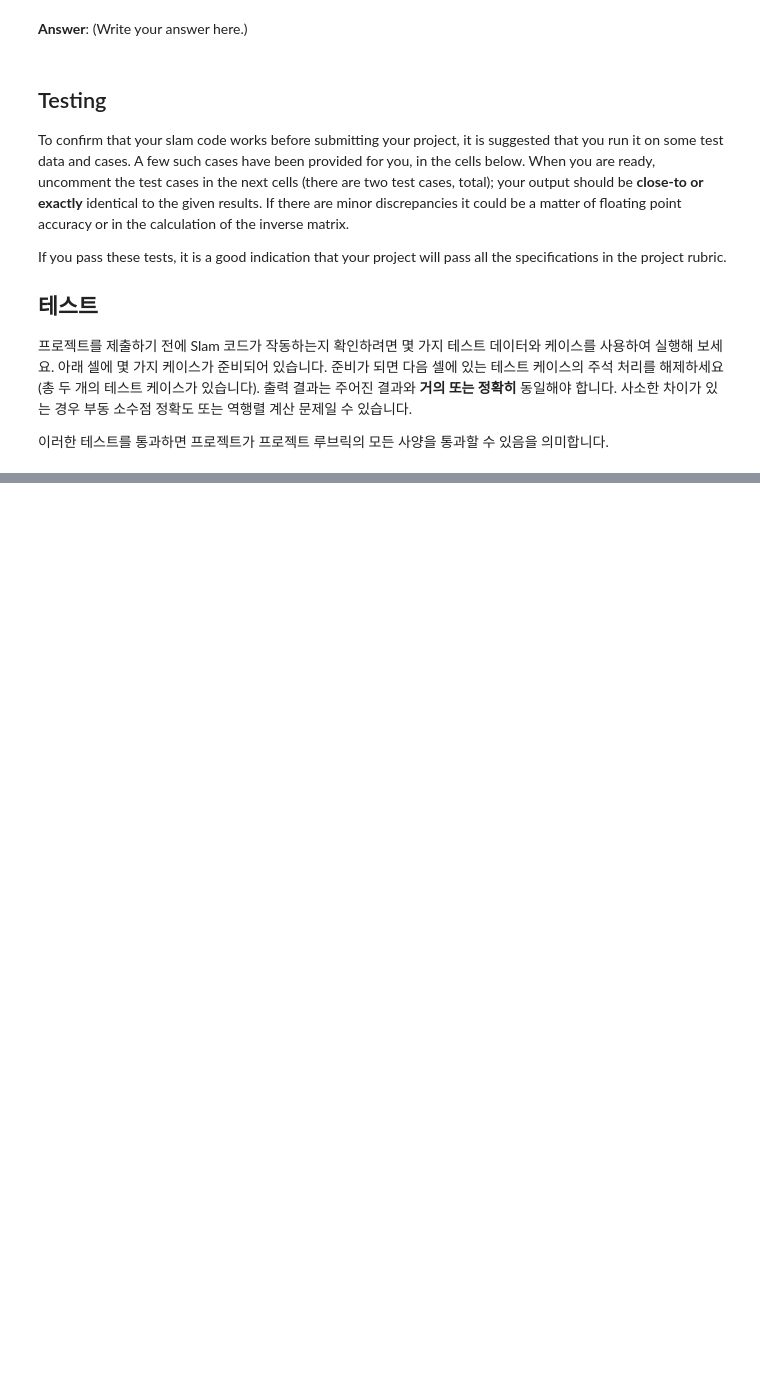
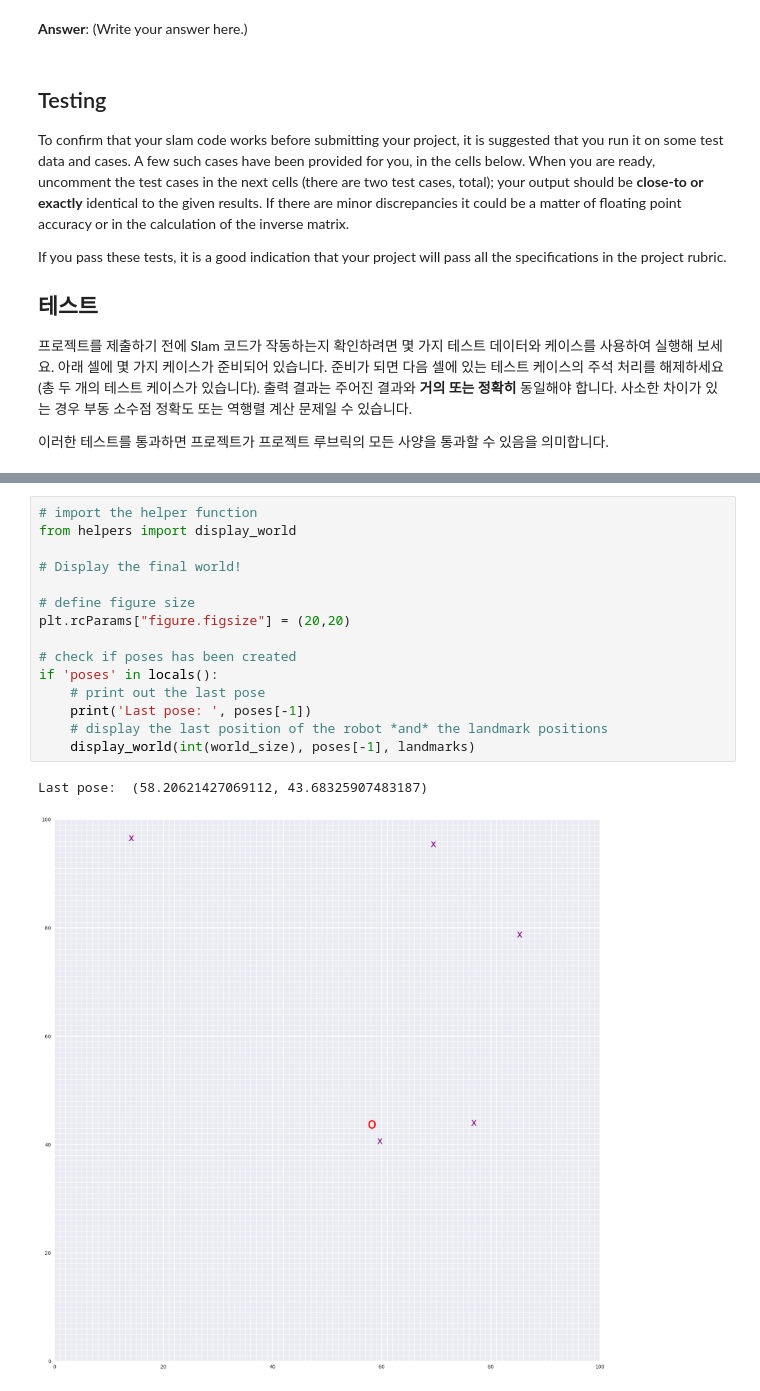
Before and after one commit to aaronkr-classroom/7-graph-slam-zzammin22, a Jupyter notebook: P3_Implement_SLAM-master/3. Landmark Detection and Tracking.ipynb, the cells around one changed output, grey strips where cells are left out. Cells and saved outputs as stored; diff of their text form; blank space fills up the shorter version.

```diff
--- a/P3_Implement_SLAM-master/3. Landmark Detection and Tracking.ipynb
+++ b/P3_Implement_SLAM-master/3. Landmark Detection and Tracking.ipynb
@@ -539,0 +692,18 @@ test_data2 = [[[[0, 26.543274387283322, -6.262538160312672], [3, 9.9373968257997
+# %%
+# import the helper function
+from helpers import display_world
+
+# Display the final world!
+
+# define figure size
+plt.rcParams["figure.figsize"] = (20,20)
+
+# check if poses has been created
+if 'poses' in locals():
+    # print out the last pose
+    print('Last pose: ', poses[-1])
+    # display the last position of the robot *and* the landmark positions
+    display_world(int(world_size), poses[-1], landmarks)
+# %% [output]
+Last pose:  (58.20621427069112, 43.68325907483187)
+[figure, added]
```
Also changed, not shown: parts of 15 cells of this notebook.
